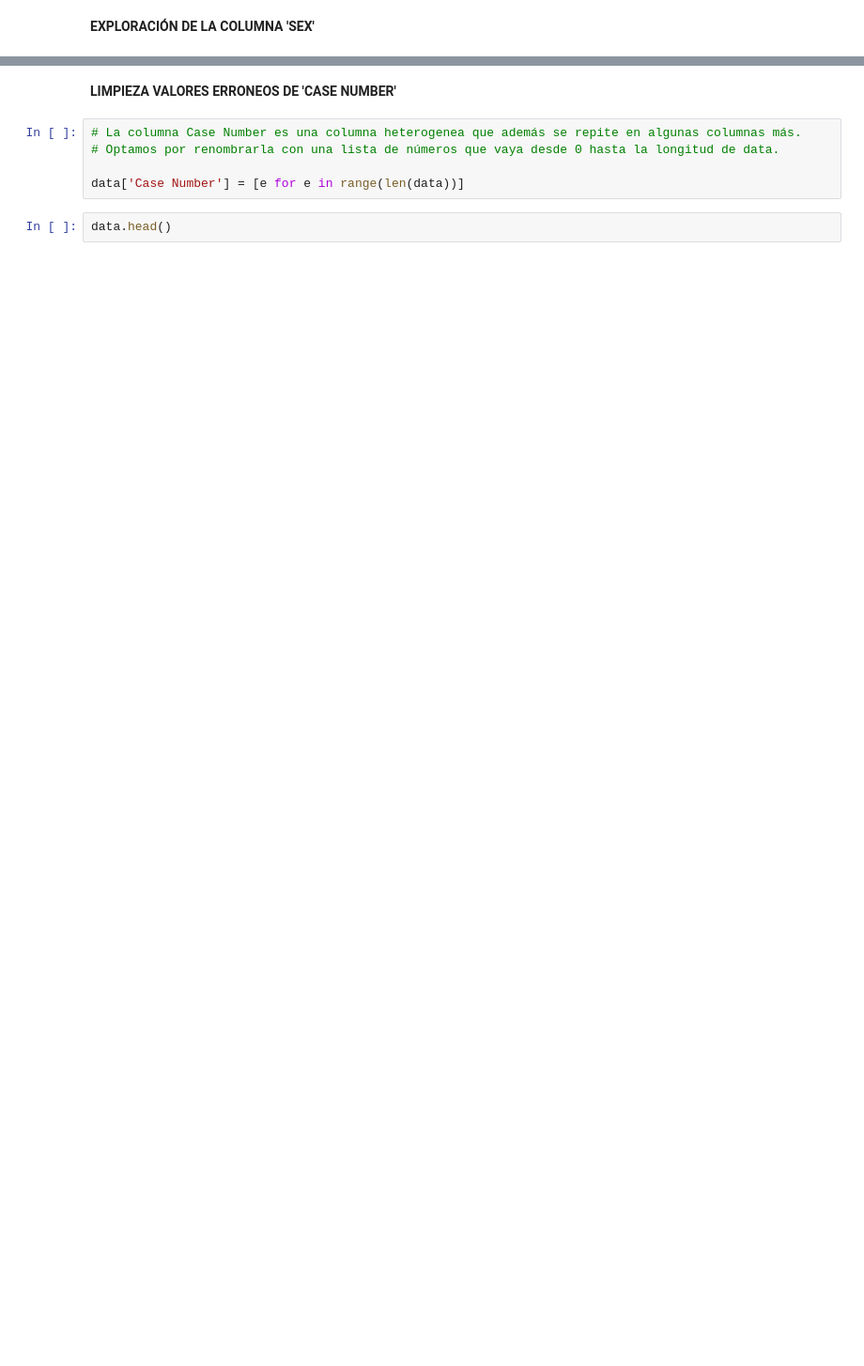
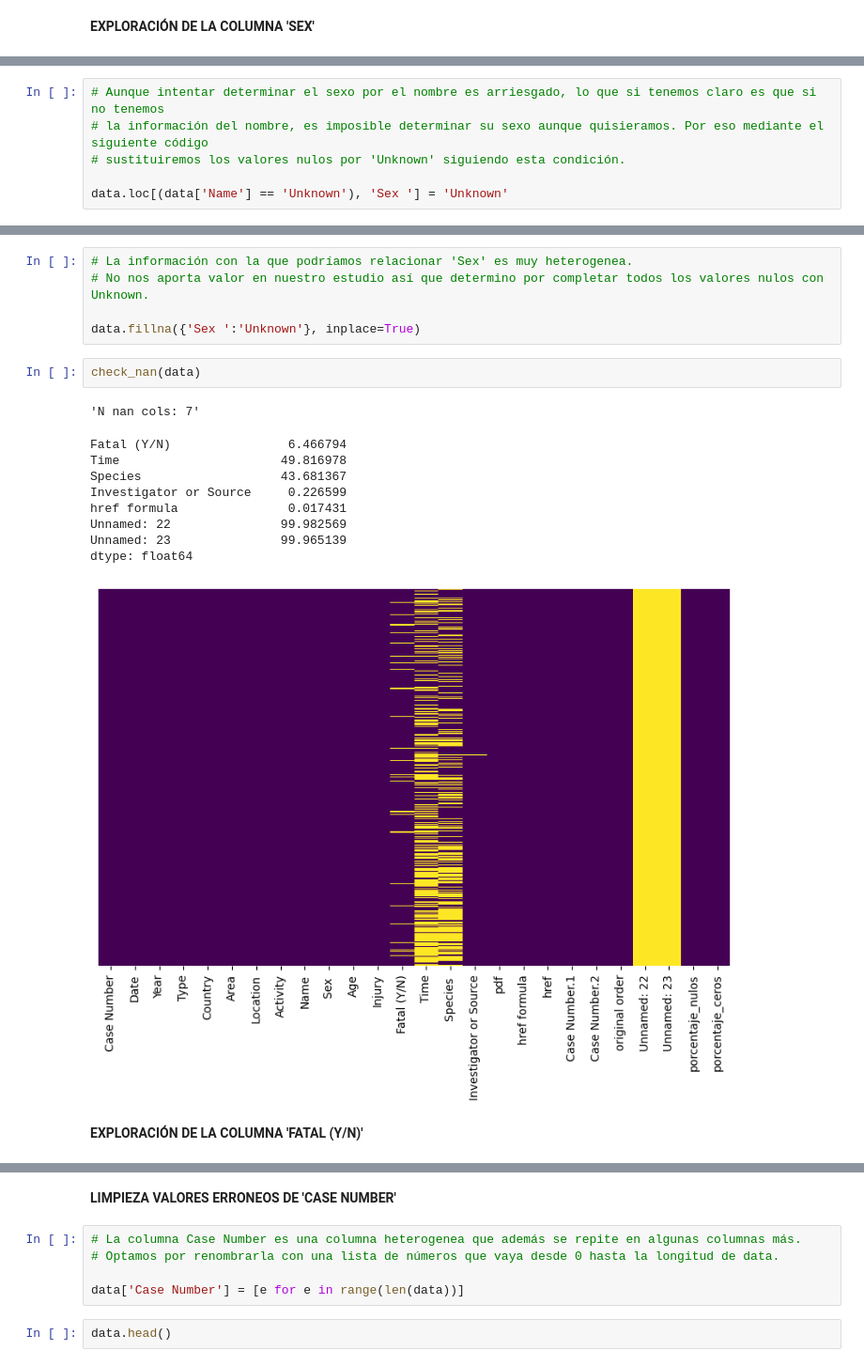
Before and after one commit to Periclates7/Data_cleaning_project, a Jupyter notebook: src/cleaning_sharks.ipynb, the cells around one changed output, grey strips where cells are left out. Shown at 94% size. Drawn from its saved outputs; the diff is of its cells as text; blank space fills up the shorter version.

Commit message:
limpieza de nulos

```diff
--- a/src/cleaning_sharks.ipynb
+++ b/src/cleaning_sharks.ipynb
@@ -727,0 +752,6 @@ dtype: float64
+# %%
+# Aunque intentar determinar el sexo por el nombre es arriesgado, lo que si tenemos claro es que si no tenemos
+# la información del nombre, es imposible determinar su sexo aunque quisieramos. Por eso mediante el siguiente código
+# sustituiremos los valores nulos por 'Unknown' siguiendo esta condición.
+
+data.loc[(data['Name'] == 'Unknown'), 'Sex '] = 'Unknown'
@@ -727,0 +768,20 @@ dtype: float64
+# %%
+# La información con la que podríamos relacionar 'Sex' es muy heterogenea.
+# No nos aporta valor en nuestro estudio así que determino por completar todos los valores nulos con Unknown.
+
+data.fillna({'Sex ':'Unknown'}, inplace=True)
+# %%
+check_nan(data)
+# %% [output]
+'N nan cols: 7'
+Fatal (Y/N)                6.466794
+Time                      49.816978
+Species                   43.681367
+Investigator or Source     0.226599
+href formula               0.017431
+Unnamed: 22               99.982569
+Unnamed: 23               99.965139
+dtype: float64
+[figure, added]
+# %% [markdown]
+**EXPLORACIÓN DE LA COLUMNA 'FATAL (Y/N)'**
```
Also changed, not shown: parts of 28 cells of this notebook.
